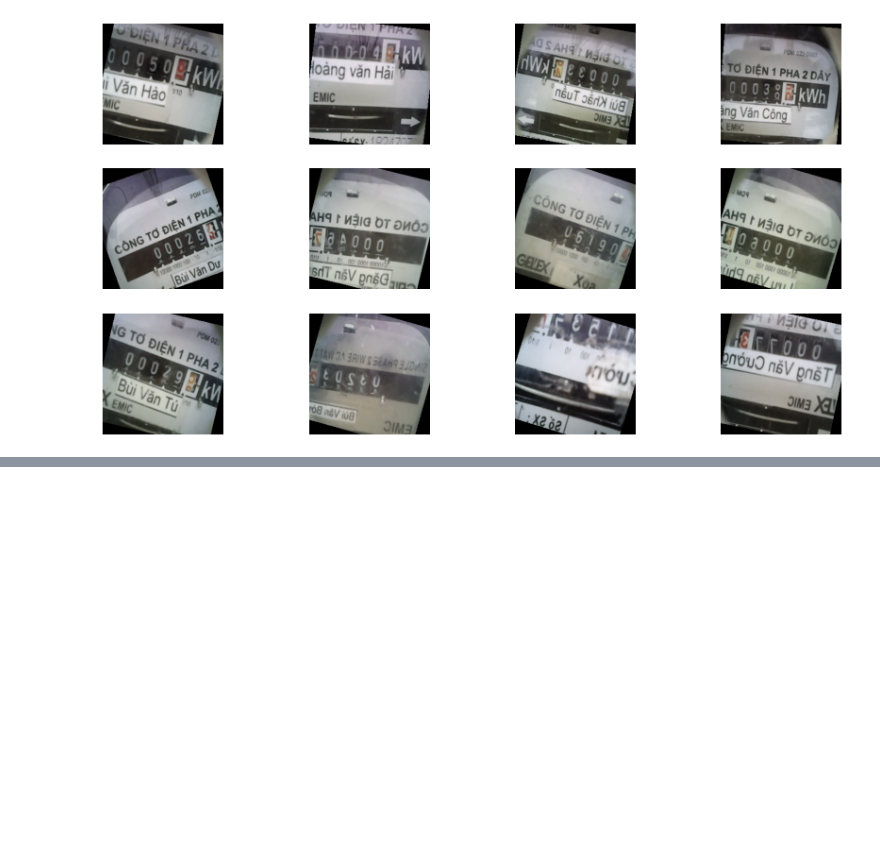
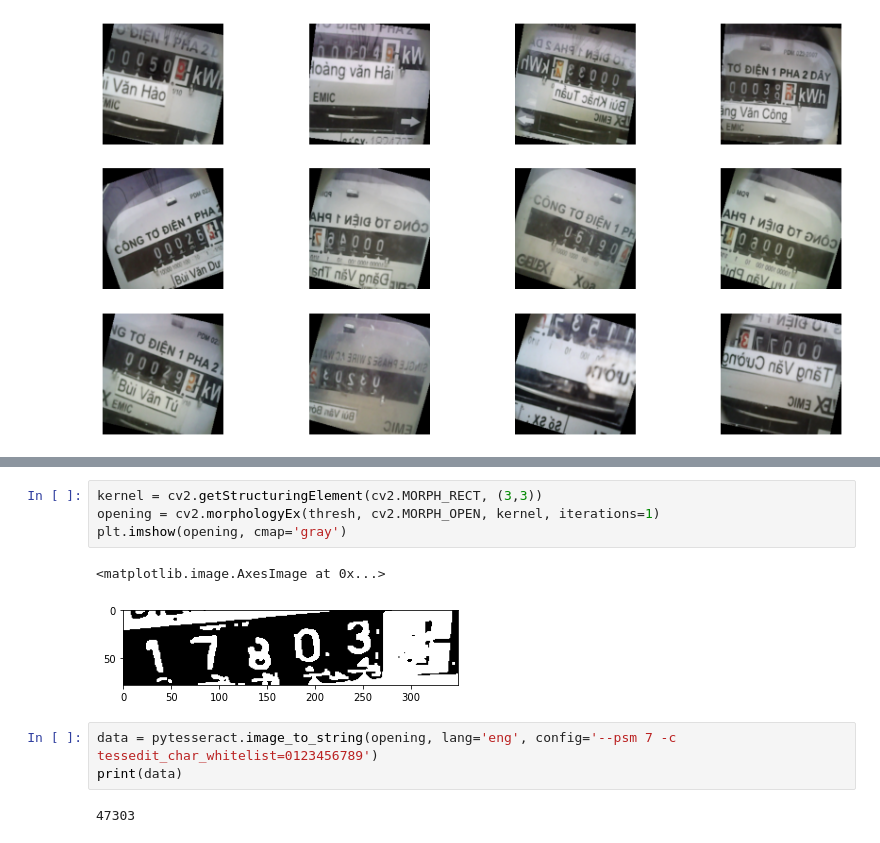
Before and after one commit to nmd2k/An-approach-to-electrical-meter-reader, a Jupyter notebook: Data Augmentation.ipynb, the cells around one changed output, grey strips where cells are left out. Saved outputs shown, nothing was run; the diff lists cells and outputs as text; blank space fills up the shorter version.

```diff
--- a/Data Augmentation.ipynb
+++ b/Data Augmentation.ipynb
@@ -34,0 +69,12 @@ for i in range(3):
+# %%
+kernel = cv2.getStructuringElement(cv2.MORPH_RECT, (3,3))
+opening = cv2.morphologyEx(thresh, cv2.MORPH_OPEN, kernel, iterations=1)
+plt.imshow(opening, cmap='gray')
+# %% [output]
+<matplotlib.image.AxesImage at 0x...>
+[figure, added]
+# %%
+data = pytesseract.image_to_string(opening, lang='eng', config='--psm 7 -c tessedit_char_whitelist=0123456789')
+print(data)
+# %% [output]
+47303
```
Also changed, not shown: parts of 7 cells of this notebook, 3 other files.
